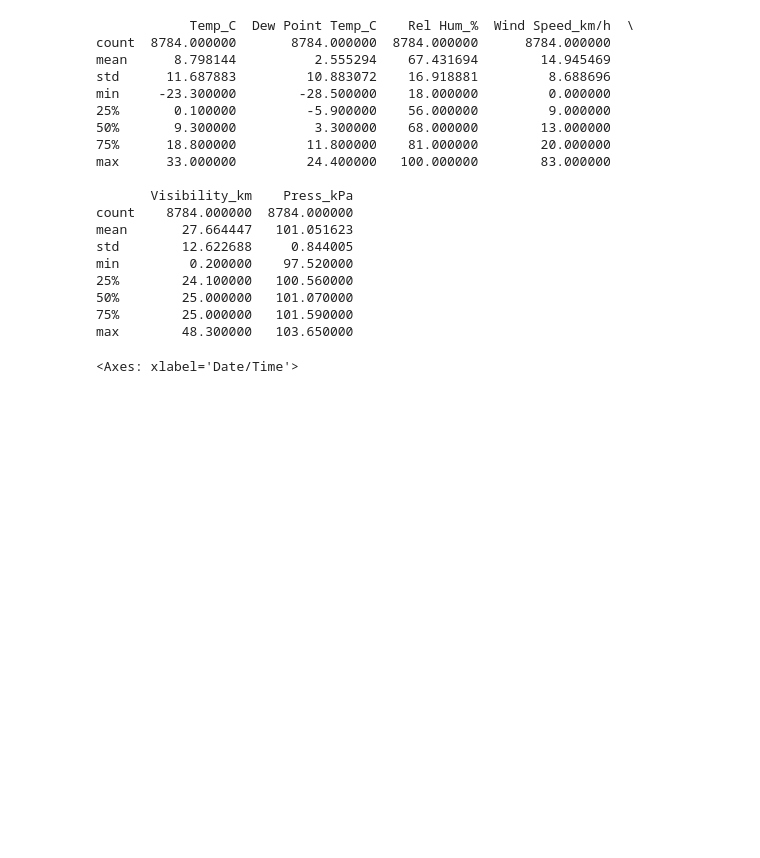
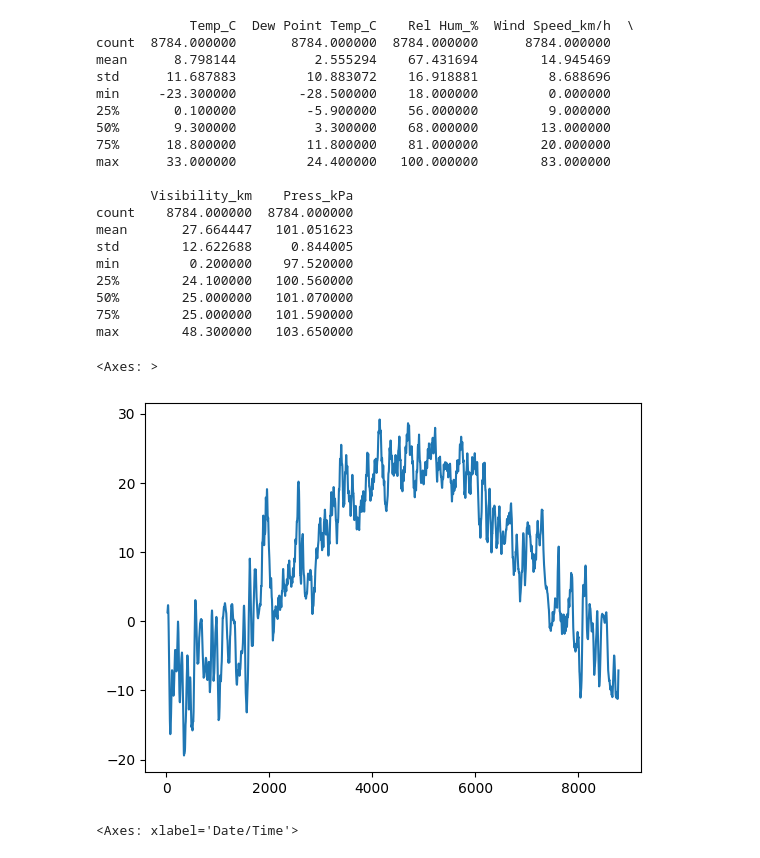
Before and after one commit to isabelasaenz/weather-data, a Jupyter notebook: weather.ipynb, the cells around one changed output. Saved outputs shown, nothing was run; the diff lists cells and outputs as text; code cells hidden in the pictures; blank space fills up the shorter version.

```diff
--- a/weather.ipynb
+++ b/weather.ipynb
@@ -56,6 +56,11 @@ min         0.200000    97.520000
 50%        25.000000   101.070000
 75%        25.000000   101.590000
 max        48.300000   103.650000
+# %%
+data['Temp_C'].rolling(window=30).mean().plot()
+# %% [output]
+<Axes: >
+[figure, added]
 # %%
 # plot the average temperature
 df['Date/Time'] = pd.to_datetime(df['Date/Time'])
```
